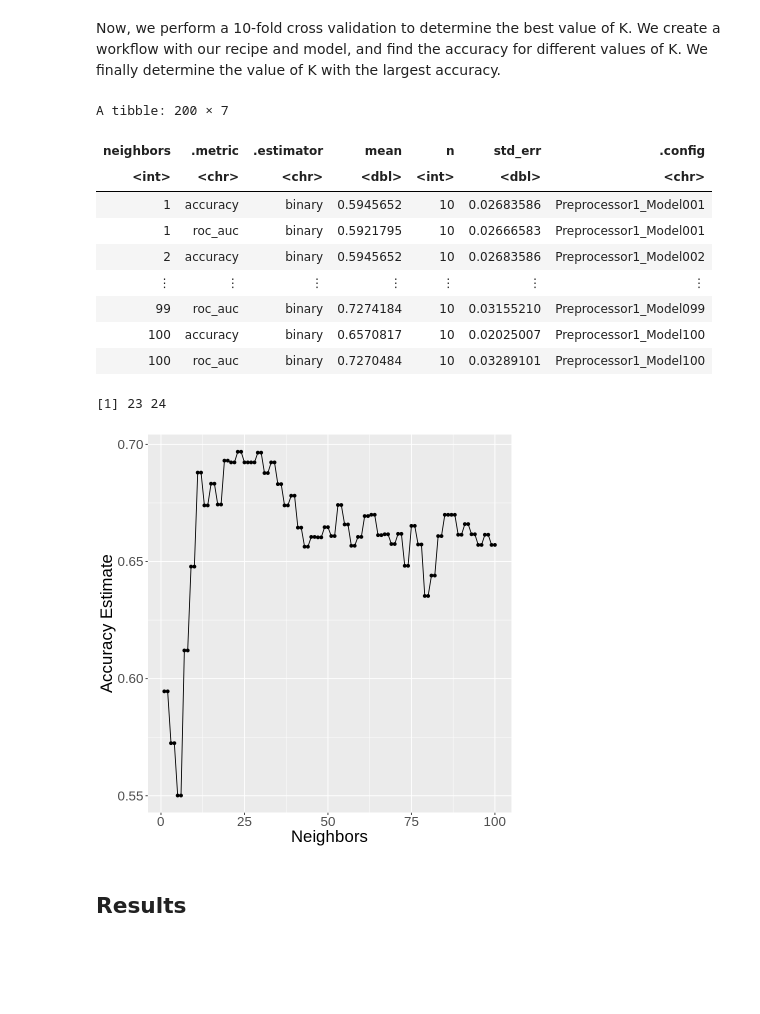
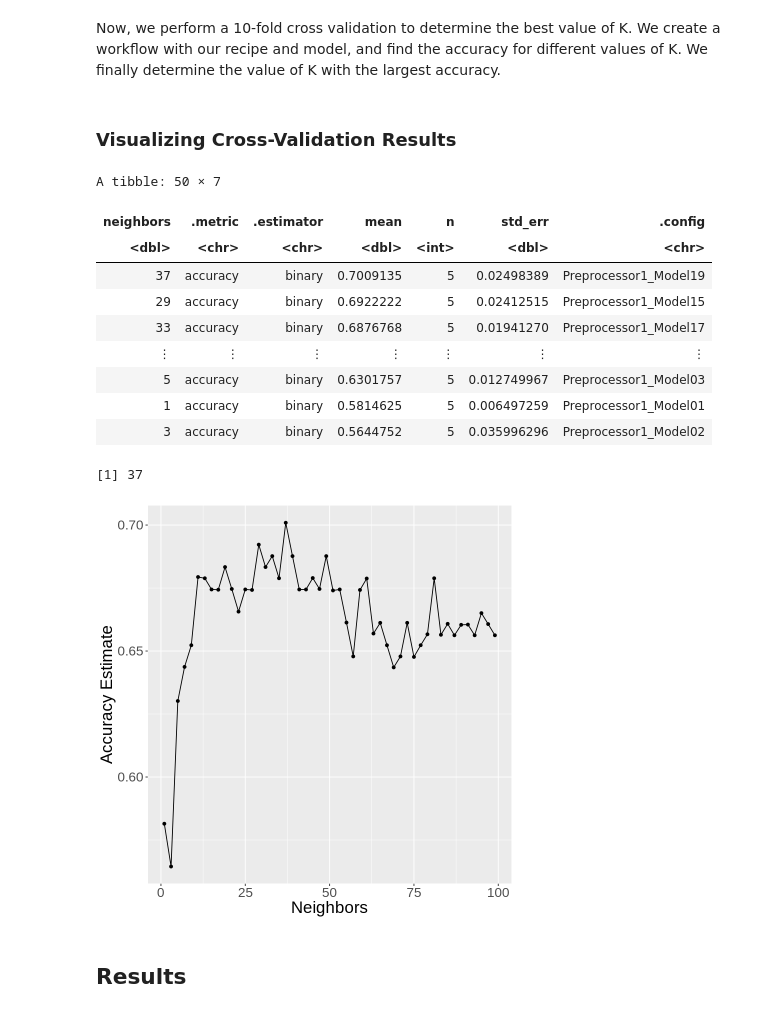
Before and after one commit to wswang98/dsci100-GroupProject, a Jupyter notebook: dsci100-group105-project.ipynb, the cells around one changed output. Saved outputs shown, nothing was run; the diff lists cells and outputs as text; code cells hidden in the pictures; blank space fills up the shorter version.

Commit message:
added seed to cross-validation, separated calculations

```diff
--- a/dsci100-group105-project.ipynb
+++ b/dsci100-group105-project.ipynb
@@ -162,48 +162,53 @@ Computational engine: kknn
 # %% [markdown]
 Now, we perform a 10-fold cross validation to determine the best value of K. We create a workflow with our recipe and model, and find the accuracy for different values of K. We finally determine the value of K with the largest accuracy.
 # %%
-heart_vfold <- vfold_cv(heart_training, v = 10, strata = diagnosis)
+set.seed(123)
 
-gridvals <- tibble (neighbors = seq(from =1, to = 100))
+heart_vfold <- vfold_cv(heart_training, v = 5, strata = diagnosis)
+
+gridvals <- tibble (neighbors = seq(from =1,to = 100, by=2))
 
 knn_results <- workflow() |>
   add_recipe(heart_recipe) |>
   add_model(knn_spec) |>
   tune_grid(resamples = heart_vfold, grid = gridvals) |>
   collect_metrics()
-
-accuracies <- knn_results |>
-  filter(.metric == "accuracy")
-
-cross_val_plot <- accuracies |>
-    ggplot(aes(x = neighbors, y = mean)) +
-    geom_point() +
-    geom_line() +
-    labs(x = "Neighbors", y = "Accuracy Estimate") +
-    theme(text = element_text(size = 20))
-
-k_best <- knn_results |>
-   filter(.metric == "accuracy") |>
-   arrange(.metric) |>
-   filter(mean == max(mean)) |>
-   pull(neighbors)
-
-cross_val_plot
-knn_results
-k_best
-# %% [output]
-A tibble: 200 × 7
-| neighbors | .metric | .estimator | mean | n | std_err | .config |
-| <int> | <chr> | <chr> | <dbl> | <int> | <dbl> | <chr> |
-| 1 | accuracy | binary | 0.5945652 | 10 | 0.02683586 | Preprocessor1_Model001 |
-| 1 | roc_auc | binary | 0.5921795 | 10 | 0.02666583 | Preprocessor1_Model001 |
-| 2 | accuracy | binary | 0.5945652 | 10 | 0.02683586 | Preprocessor1_Model002 |
-| ⋮ | ⋮ | ⋮ | ⋮ | ⋮ | ⋮ | ⋮ |
-| 99 | roc_auc | binary | 0.7274184 | 10 | 0.03155210 | Preprocessor1_Model099 |
-| 100 | accuracy | binary | 0.6570817 | 10 | 0.02025007 | Preprocessor1_Model100 |
-| 100 | roc_auc | binary | 0.7270484 | 10 | 0.03289101 | Preprocessor1_Model100 |
-[1] 23 24
-[figure, removed]
+# %% [markdown]
+### Visualizing Cross-Validation Results
+# %%
+accuracies <- knn_results |>
+    filter(.metric == "accuracy") |>
+    arrange(desc(mean))
+
+cross_val_plot <- accuracies |>
+    ggplot(aes(x = neighbors, y = mean)) +
+    geom_point() +
+    geom_line() +
+    labs(x = "Neighbors", y = "Accuracy Estimate") +
+    theme(text = element_text(size = 20))
+
+k_best <- knn_results |>
+   filter(.metric == "accuracy") |>
+   arrange(.metric) |>
+   filter(mean == max(mean)) |>
+   pull(neighbors)
+
+cross_val_plot
+accuracies
+k_best
+# %% [output]
+A tibble: 50 × 7
+| neighbors | .metric | .estimator | mean | n | std_err | .config |
+| <dbl> | <chr> | <chr> | <dbl> | <int> | <dbl> | <chr> |
+| 37 | accuracy | binary | 0.7009135 | 5 | 0.02498389 | Preprocessor1_Model19 |
+| 29 | accuracy | binary | 0.6922222 | 5 | 0.02412515 | Preprocessor1_Model15 |
+| 33 | accuracy | binary | 0.6876768 | 5 | 0.01941270 | Preprocessor1_Model17 |
+| ⋮ | ⋮ | ⋮ | ⋮ | ⋮ | ⋮ | ⋮ |
+| 5 | accuracy | binary | 0.6301757 | 5 | 0.012749967 | Preprocessor1_Model03 |
+| 1 | accuracy | binary | 0.5814625 | 5 | 0.006497259 | Preprocessor1_Model01 |
+| 3 | accuracy | binary | 0.5644752 | 5 | 0.035996296 | Preprocessor1_Model02 |
+[1] 37
+[figure, added]
 # %% [markdown]
 ## Results
 # %% [markdown]
```
Also changed, not shown: parts of 1 cell of this notebook.
